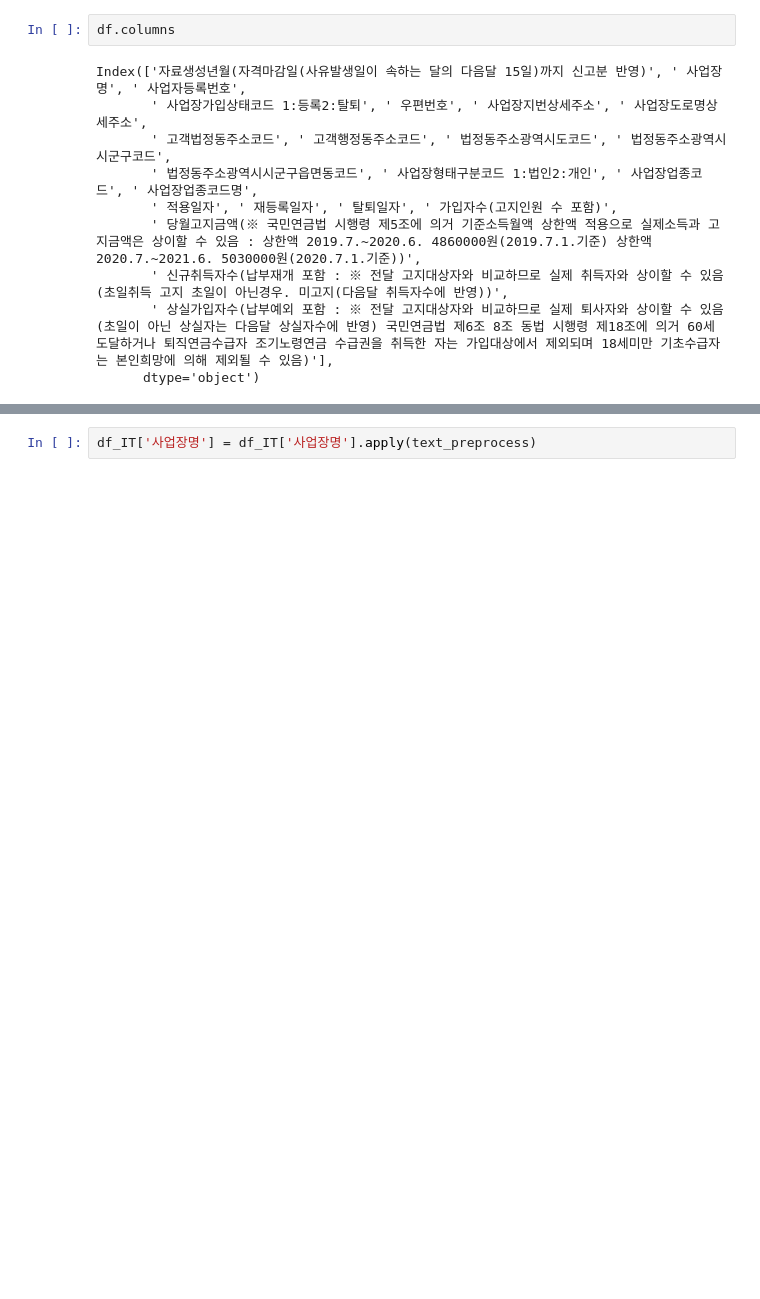
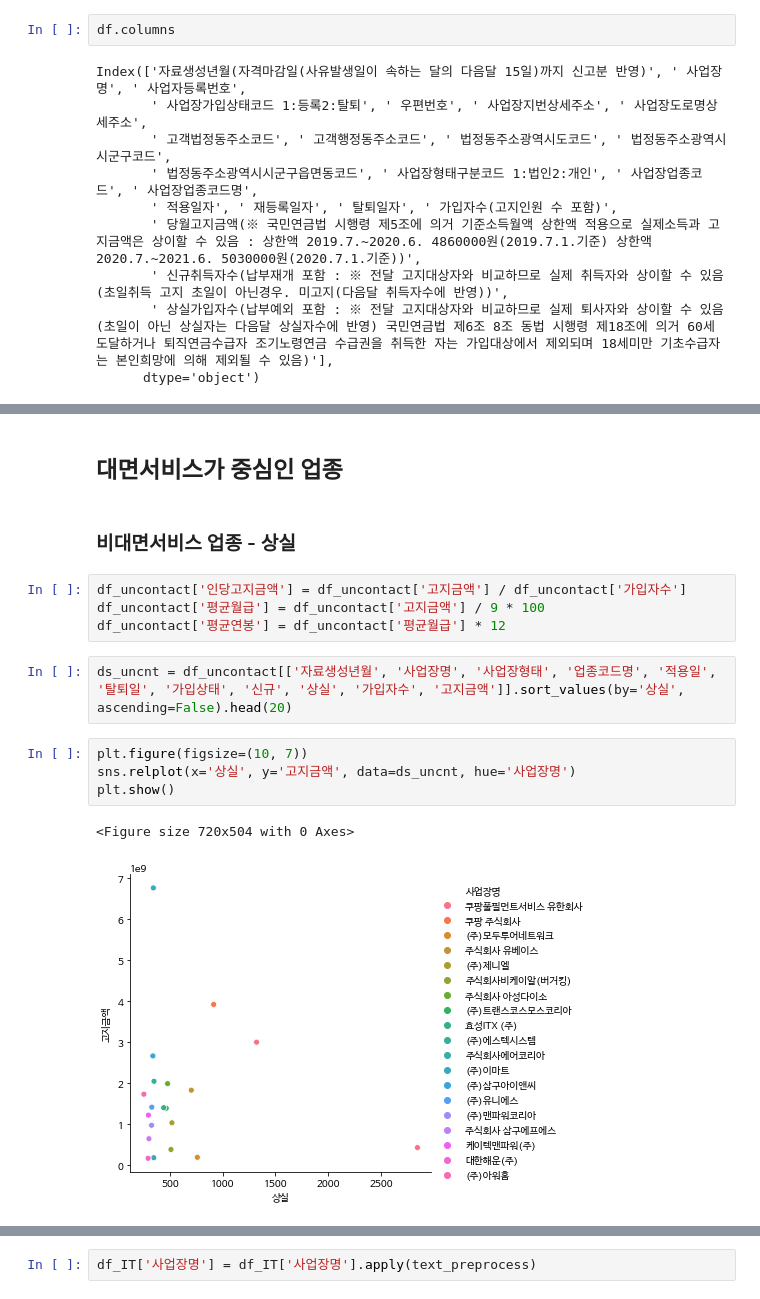
Before and after one commit to SANGSEOSEO/philosophy_datascience, a Jupyter notebook: 국민연금을_통해_본_COVID19에서의_우리경제.ipynb, the cells around one changed output, grey strips where cells are left out. Cells and saved outputs as stored; diff of their text form; blank space fills up the shorter version.

```diff
--- a/국민연금을_통해_본_COVID19에서의_우리경제.ipynb
+++ b/국민연금을_통해_본_COVID19에서의_우리경제.ipynb
@@ -127,0 +106,17 @@ len([biz for biz in df['업종코드'] if str(biz).startswith('924')])
+# %% [markdown]
+## 대면서비스가 중심인 업종
+# %% [markdown]
+### 비대면서비스 업종 - 상실
+# %%
+df_uncontact['인당고지금액'] = df_uncontact['고지금액'] / df_uncontact['가입자수']
+df_uncontact['평균월급'] = df_uncontact['고지금액'] / 9 * 100
+df_uncontact['평균연봉'] = df_uncontact['평균월급'] * 12
+# %%
+ds_uncnt = df_uncontact[['자료생성년월', '사업장명', '사업장형태', '업종코드명', '적용일', '탈퇴일', '가입상태', '신규', '상실', '가입자수', '고지금액']].sort_values(by='상실', ascending=False).head(20)
+# %%
+plt.figure(figsize=(10, 7))
+sns.relplot(x='상실', y='고지금액', data=ds_uncnt, hue='사업장명')
+plt.show()
+# %% [output]
+<Figure size 720x504 with 0 Axes>
+[figure, added]
```
Also changed, not shown: parts of 34 cells of this notebook.
